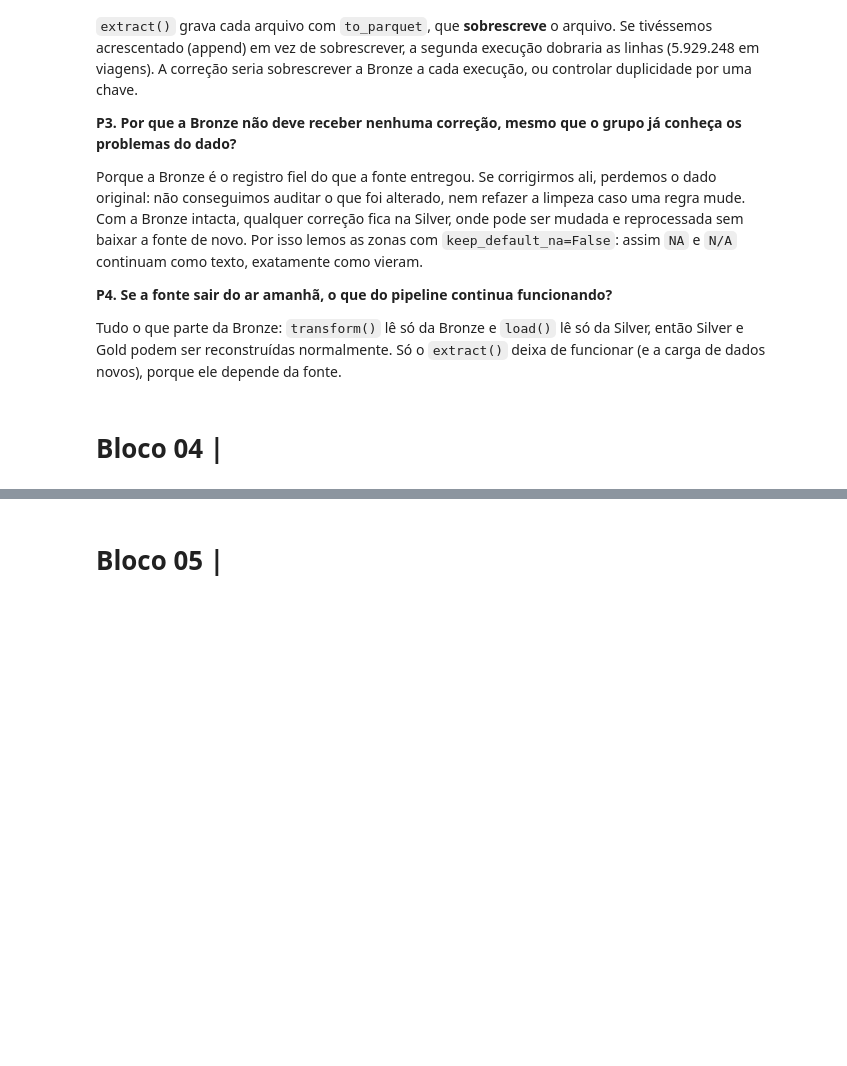
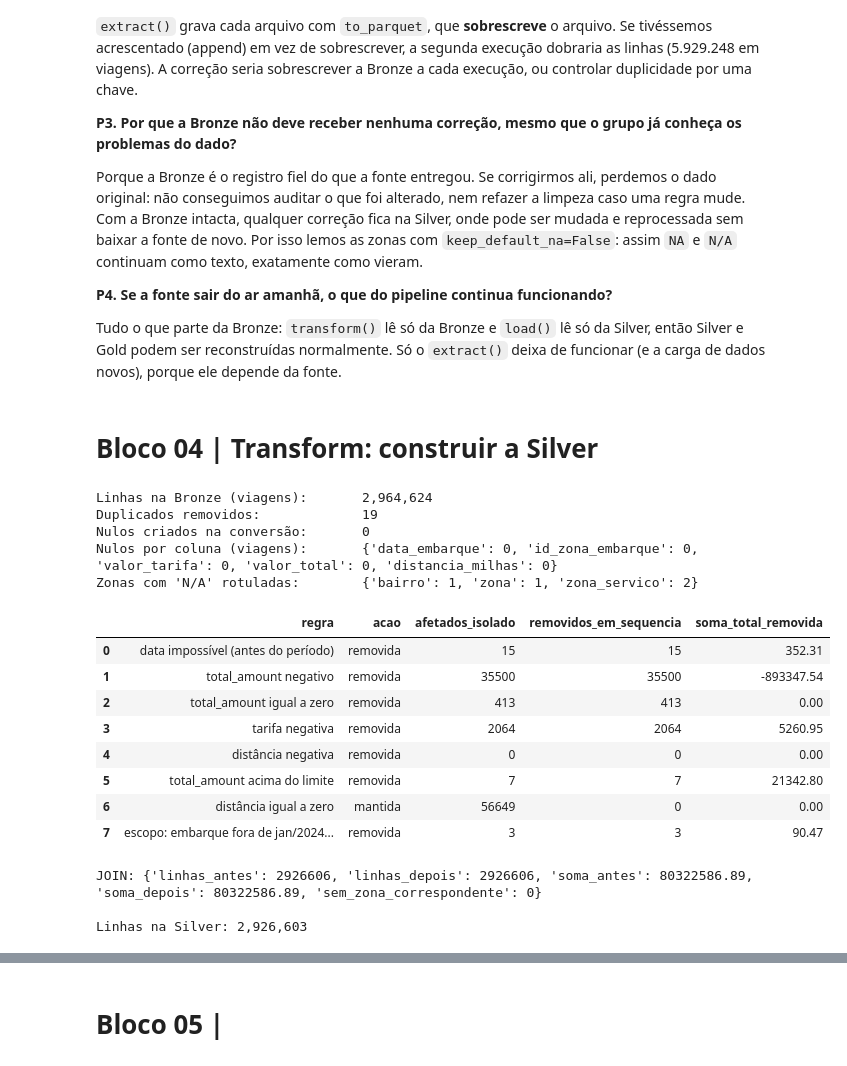
Before and after one commit to Grupo-02-2-Periodo-Faculdade-Donaduzzi/I.A-C.D-Grupo-2-2-periodo--Faculdade-Donaduzzi, a Jupyter notebook: pipeline_de_dados/Lista_de_atividades_Aula_09.ipynb, the cells around one changed output, grey strips where cells are left out. Saved outputs shown, nothing was run; the diff lists cells and outputs as text; code cells hidden in the pictures; blank space fills up the shorter version.

Commit message:
Bloco 04 - 05 (Vinícius)

```diff
--- a/pipeline_de_dados/Lista_de_atividades_Aula_09.ipynb
+++ b/pipeline_de_dados/Lista_de_atividades_Aula_09.ipynb
@@ -325,4 +325,4 @@ Porque a Bronze é o registro fiel do que a fonte entregou. Se corrigirmos ali,
 
 Tudo o que parte da Bronze: `transform()` lê só da Bronze e `load()` lê só da Silver, então Silver e Gold podem ser reconstruídas normalmente. Só o `extract()` deixa de funcionar (e a carga de dados novos), porque ele depende da fonte.
 # %% [markdown]
-# Bloco 04 |
+# Bloco 04 | Transform: construir a Silver
@@ -328,0 +435,33 @@ Tudo o que parte da Bronze: `transform()` lê só da Bronze e `load()` lê só d
+# %%
+log_transform = transform(CONFIG["bronze"], CONFIG["silver"])
+
+print("Linhas na Bronze (viagens):      ", f'{log_transform["linhas_bronze_viagens"]:,}')
+print("Duplicados removidos:            ", f'{log_transform["duplicados_removidos"]:,}')
+print("Nulos criados na conversão:      ", log_transform["nulos_criados_na_conversao"])
+print("Nulos por coluna (viagens):      ", log_transform["nulos_viagens"])
+print("Zonas com 'N/A' rotuladas:       ", log_transform["zonas_rotuladas"])
+print()
+tabela_regras = pd.DataFrame(log_transform["regras"])
+display(tabela_regras)
+print()
+print("JOIN:", log_transform["join"])
+print()
+print("Linhas na Silver:", f'{log_transform["linhas_silver"]:,}')
+# %% [output]
+Linhas na Bronze (viagens):       2,964,624
+Duplicados removidos:             19
+Nulos criados na conversão:       0
+Nulos por coluna (viagens):       {'data_embarque': 0, 'id_zona_embarque': 0, 'valor_tarifa': 0, 'valor_total': 0, 'distancia_milhas': 0}
+Zonas com 'N/A' rotuladas:        {'bairro': 1, 'zona': 1, 'zona_servico': 2}
+|  | regra | acao | afetados_isolado | removidos_em_sequencia | soma_total_removida |
+| 0 | data impossível (antes do período) | removida | 15 | 15 | 352.31 |
+| 1 | total_amount negativo | removida | 35500 | 35500 | -893347.54 |
+| 2 | total_amount igual a zero | removida | 413 | 413 | 0.00 |
+| 3 | tarifa negativa | removida | 2064 | 2064 | 5260.95 |
+| 4 | distância negativa | removida | 0 | 0 | 0.00 |
+| 5 | total_amount acima do limite | removida | 7 | 7 | 21342.80 |
+| 6 | distância igual a zero | mantida | 56649 | 0 | 0.00 |
+| 7 | escopo: embarque fora de jan/2024... | removida | 3 | 3 | 90.47 |
+JOIN: {'linhas_antes': 2926606, 'linhas_depois': 2926606, 'soma_antes': 80322586.89, 'soma_depois': 80322586.89, 'sem_zona_correspondente': 0}
+
+Linhas na Silver: 2,926,603
```
Also changed, not shown: parts of 4 cells of this notebook, 4 other files.
